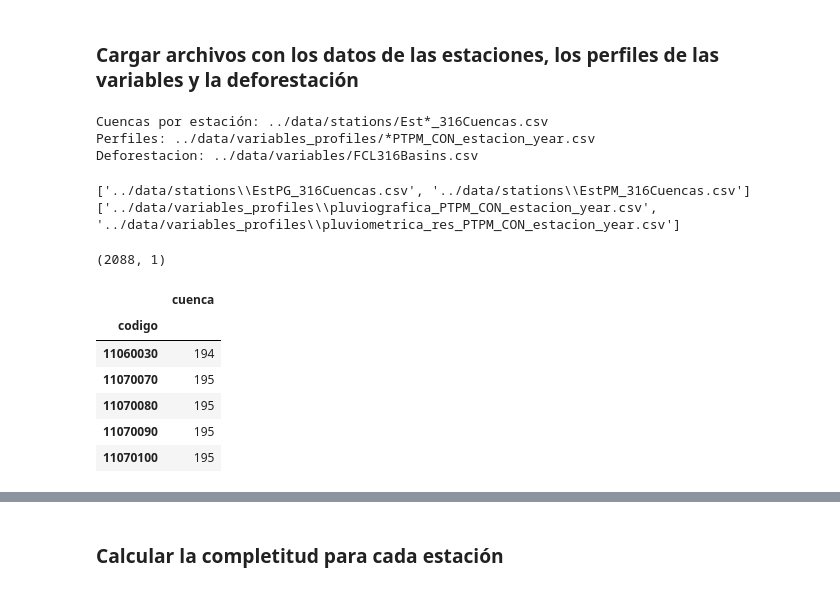
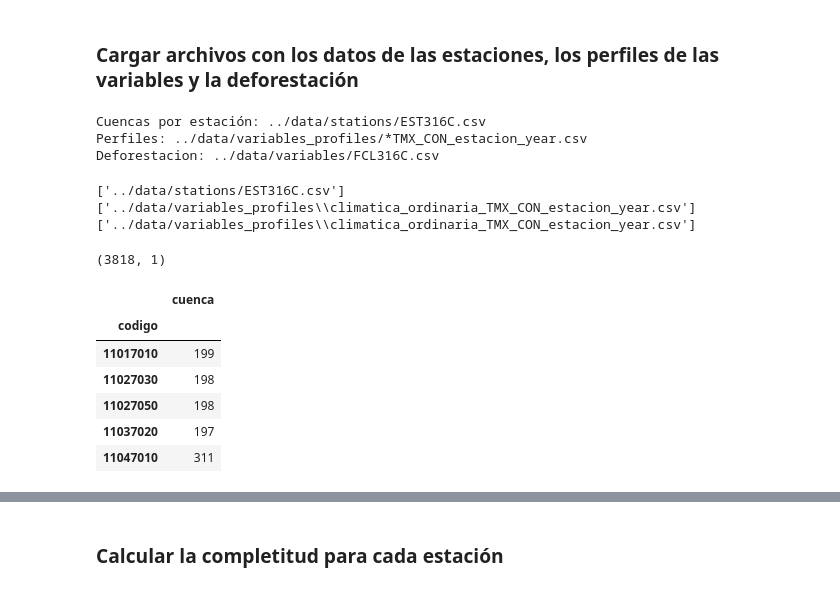
Before and after one commit to dechontaduro/DS4All_2020_Team28_Project, a Jupyter notebook: scrub/EstacionesVerificarCompletitud.ipynb, the cells around one changed output, grey strips where cells are left out. Saved outputs shown, nothing was run; the diff lists cells and outputs as text; code cells hidden in the pictures.

```diff
--- a/scrub/EstacionesVerificarCompletitud.ipynb
+++ b/scrub/EstacionesVerificarCompletitud.ipynb
@@ -11,49 +17,55 @@ profile_variable = 'PTPM_CON'
 ### Cargar archivos con los datos de las estaciones, los perfiles de las variables y la deforestación
 # %%
 cuencaestacion_path_base = r'../data/stations'
-cuencaestacion_files_path = f'{cuencaestacion_path_base}/Est*_316Cuencas.csv'
+cuencaestacion_files_path = f'{cuencaestacion_path_base}/EST316C.csv'
 print('Cuencas por estación:', cuencaestacion_files_path)
 
 profiles_path_base = r'../data/variables_profiles'
 profile_files_path = f'{profiles_path_base}/*{profile_variable}_estacion_year.csv'
 print('Perfiles:', profile_files_path)
 
-deforestacion_path = r'../data/variables/FCL316Basins.csv'
+deforestacion_path = r'../data/variables/FCL316C.csv'
 print('Deforestacion:', deforestacion_path)
 # %% [output]
-Cuencas por estación: ../data/stations/Est*_316Cuencas.csv
-Perfiles: ../data/variables_profiles/*PTPM_CON_estacion_year.csv
-Deforestacion: ../data/variables/FCL316Basins.csv
+Cuencas por estación: ../data/stations/EST316C.csv
+Perfiles: ../data/variables_profiles/*TMX_CON_estacion_year.csv
+Deforestacion: ../data/variables/FCL316C.csv
 # %%
 cuencaestacion_files = glob.glob(cuencaestacion_files_path)
 print(cuencaestacion_files)
 
 profile_files = glob.glob(profile_files_path)
 print(profile_files)
+
+profile_files = glob.glob(profile_files_path)
+print(profile_files)
 # %% [output]
-['../data/stations\\EstPG_316Cuencas.csv', '../data/stations\\EstPM_316Cuencas.csv']
-['../data/variables_profiles\\pluviografica_PTPM_CON_estacion_year.csv', '../data/variables_profiles\\pluviometrica_res_PTPM_CON_estacion_year.csv']
+['../data/stations/EST316C.csv']
+['../data/variables_profiles\\climatica_ordinaria_TMX_CON_estacion_year.csv']
+['../data/variables_profiles\\climatica_ordinaria_TMX_CON_estacion_year.csv']
 # %%
 cuencaestacion_dtypes = {
-    'CODIGO':'category',
+    'COD':'category',
     'CUENCA':'category'
 }
-cuencaestacion_cols = ['CODIGO', 'CUENCA']
+cuencaestacion_cols = ['COD', 'CUENCA']
 
 cuencaestacion = pd.concat([pd.read_csv(file, sep=';', dtype = cuencaestacion_dtypes, usecols = cuencaestacion_cols) for file in cuencaestacion_files], axis = 0)
-cuencaestacion.rename(columns=lambda x: x.lower(), inplace=True)
+#cuencaestacion.rename(columns=lambda x: x.lower(), inplace=True)
+cuencaestacion.rename(columns = {'COD':'codigo', 'CUENCA':'cuenca'}, inplace = True)
+
 cuencaestacion.set_index('codigo', inplace = True)
 print(cuencaestacion.shape)
 cuencaestacion.head()
 # %% [output]
-(2088, 1)
+(3818, 1)
 |  | cuenca |
 | codigo |  |
-| 11060030 | 194 |
-| 11070070 | 195 |
-| 11070080 | 195 |
-| 11070090 | 195 |
-| 11070100 | 195 |
+| 11017010 | 199 |
+| 11027030 | 198 |
+| 11027050 | 198 |
+| 11037020 | 197 |
+| 11047010 | 311 |
 # %%
 profile_dtypes = {
     'CodigoEstacion':'category'
```
Also changed, not shown: parts of 17 cells of this notebook, 11 other files.
